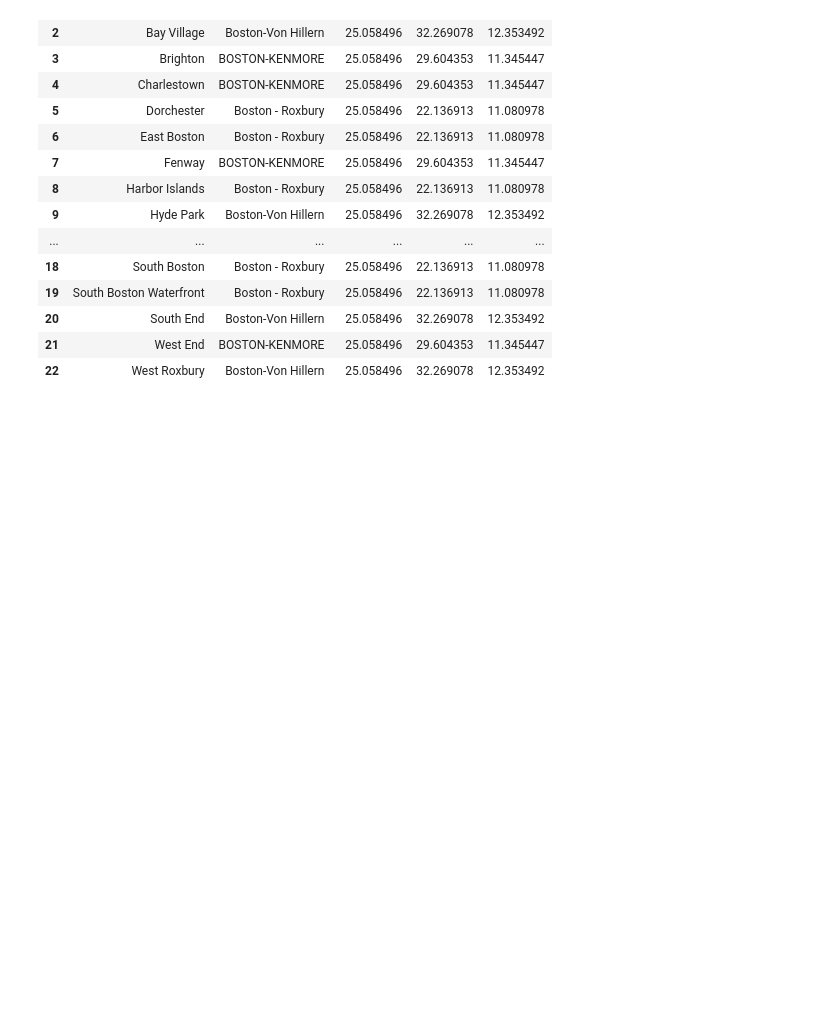
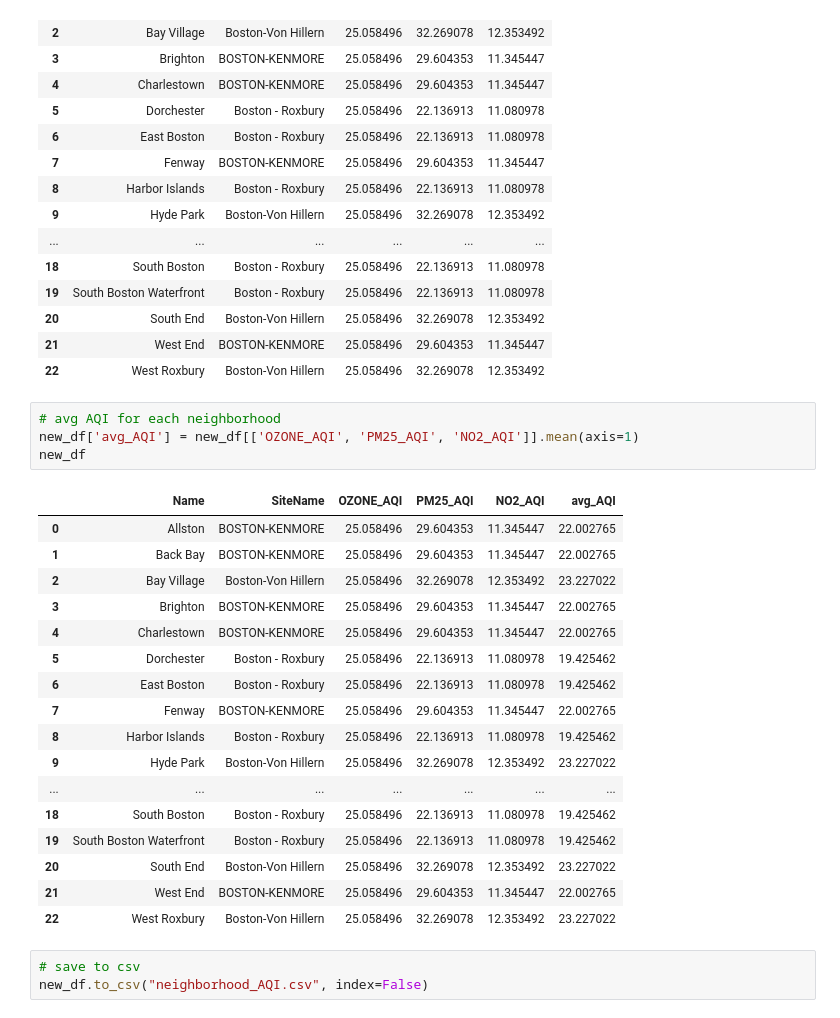
Before and after one commit to BU-Spark/ds-boston-transit-air-quality, a Jupyter notebook: fa23-team-c/data/AQI/analyzing_data_AQI.ipynb, the cells around one changed output. Drawn from its saved outputs; the diff is of its cells as text; blank space fills up the shorter version.

Commit message:
save AQI per neighborhood to csv

```diff
--- a/fa23-team-c/data/AQI/analyzing_data_AQI.ipynb
+++ b/fa23-team-c/data/AQI/analyzing_data_AQI.ipynb
@@ -218,3 +218,28 @@ new_df
 | 20 | South End | Boston-Von Hillern | 25.058496 | 32.269078 | 12.353492 |
 | 21 | West End | BOSTON-KENMORE | 25.058496 | 29.604353 | 11.345447 |
 | 22 | West Roxbury | Boston-Von Hillern | 25.058496 | 32.269078 | 12.353492 |
+# %%
+# avg AQI for each neighborhood
+new_df['avg_AQI'] = new_df[['OZONE_AQI', 'PM25_AQI', 'NO2_AQI']].mean(axis=1)
+new_df
+# %% [output]
+|  | Name | SiteName | OZONE_AQI | PM25_AQI | NO2_AQI | avg_AQI |
+| 0 | Allston | BOSTON-KENMORE | 25.058496 | 29.604353 | 11.345447 | 22.002765 |
+| 1 | Back Bay | BOSTON-KENMORE | 25.058496 | 29.604353 | 11.345447 | 22.002765 |
+| 2 | Bay Village | Boston-Von Hillern | 25.058496 | 32.269078 | 12.353492 | 23.227022 |
+| 3 | Brighton | BOSTON-KENMORE | 25.058496 | 29.604353 | 11.345447 | 22.002765 |
+| 4 | Charlestown | BOSTON-KENMORE | 25.058496 | 29.604353 | 11.345447 | 22.002765 |
+| 5 | Dorchester | Boston - Roxbury | 25.058496 | 22.136913 | 11.080978 | 19.425462 |
+| 6 | East Boston | Boston - Roxbury | 25.058496 | 22.136913 | 11.080978 | 19.425462 |
+| 7 | Fenway | BOSTON-KENMORE | 25.058496 | 29.604353 | 11.345447 | 22.002765 |
+| 8 | Harbor Islands | Boston - Roxbury | 25.058496 | 22.136913 | 11.080978 | 19.425462 |
+| 9 | Hyde Park | Boston-Von Hillern | 25.058496 | 32.269078 | 12.353492 | 23.227022 |
+| ... | ... | ... | ... | ... | ... | ... |
+| 18 | South Boston | Boston - Roxbury | 25.058496 | 22.136913 | 11.080978 | 19.425462 |
+| 19 | South Boston Waterfront | Boston - Roxbury | 25.058496 | 22.136913 | 11.080978 | 19.425462 |
+| 20 | South End | Boston-Von Hillern | 25.058496 | 32.269078 | 12.353492 | 23.227022 |
+| 21 | West End | BOSTON-KENMORE | 25.058496 | 29.604353 | 11.345447 | 22.002765 |
+| 22 | West Roxbury | Boston-Von Hillern | 25.058496 | 32.269078 | 12.353492 | 23.227022 |
+# %%
+# save to csv
+new_df.to_csv("neighborhood_AQI.csv", index=False)
```
Also changed, not shown: 1 other file.
